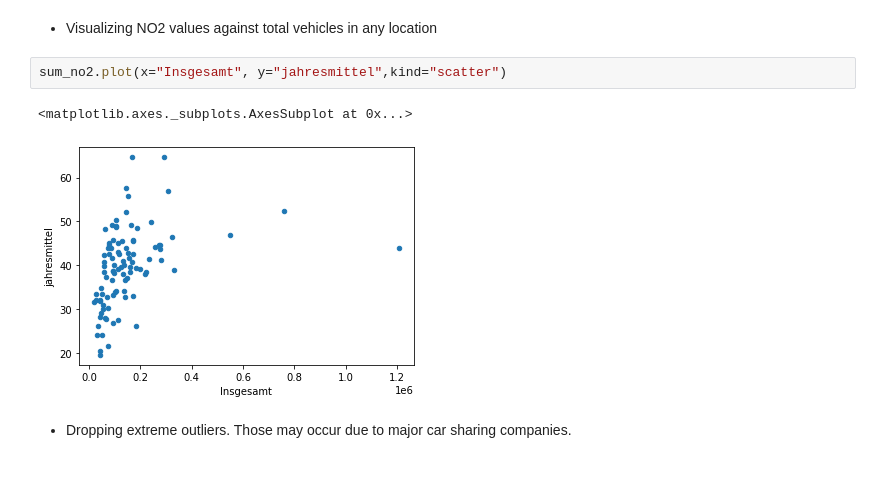
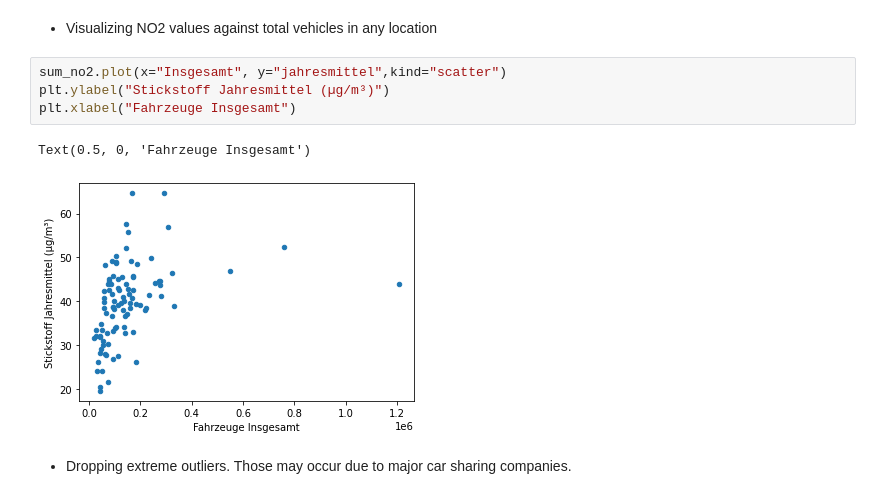
Before and after one commit to RaumschiffGS/Data-Science-Project, a Jupyter notebook: Kraftfahrzeugbestand/merge_analysis.ipynb, the cells around one changed output. Saved outputs shown, nothing was run; the diff lists cells and outputs as text.

```diff
--- a/Kraftfahrzeugbestand/merge_analysis.ipynb
+++ b/Kraftfahrzeugbestand/merge_analysis.ipynb
@@ -260,9 +260,11 @@ sum_no2.head()
 * Visualizing NO2 values against total vehicles in any location
 # %%
 sum_no2.plot(x="Insgesamt", y="jahresmittel",kind="scatter")
+plt.ylabel("Stickstoff Jahresmittel (µg/m³)")
+plt.xlabel("Fahrzeuge Insgesamt")
 # %% [output]
-<matplotlib.axes._subplots.AxesSubplot at 0x...>
+Text(0.5, 0, 'Fahrzeuge Insgesamt')
-[figure, old version]
+[figure, new version]
 # %% [markdown]
 * Dropping extreme outliers. Those may occur due to major car sharing companies.
 # %%
```
Also changed, not shown: parts of 12 cells of this notebook, 15 other files.
